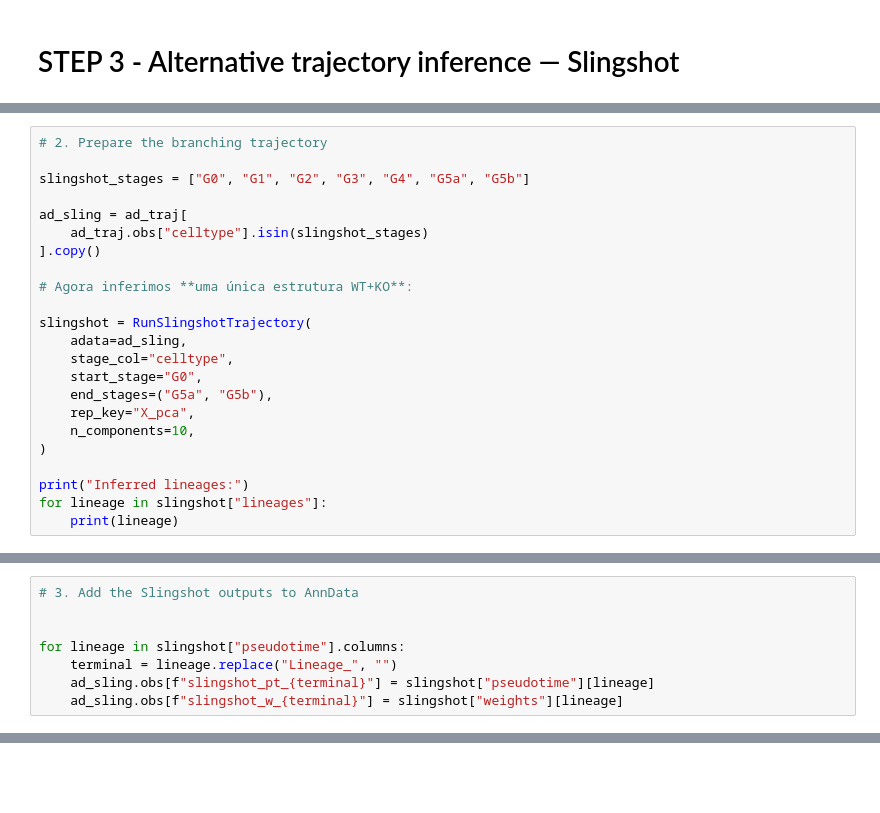
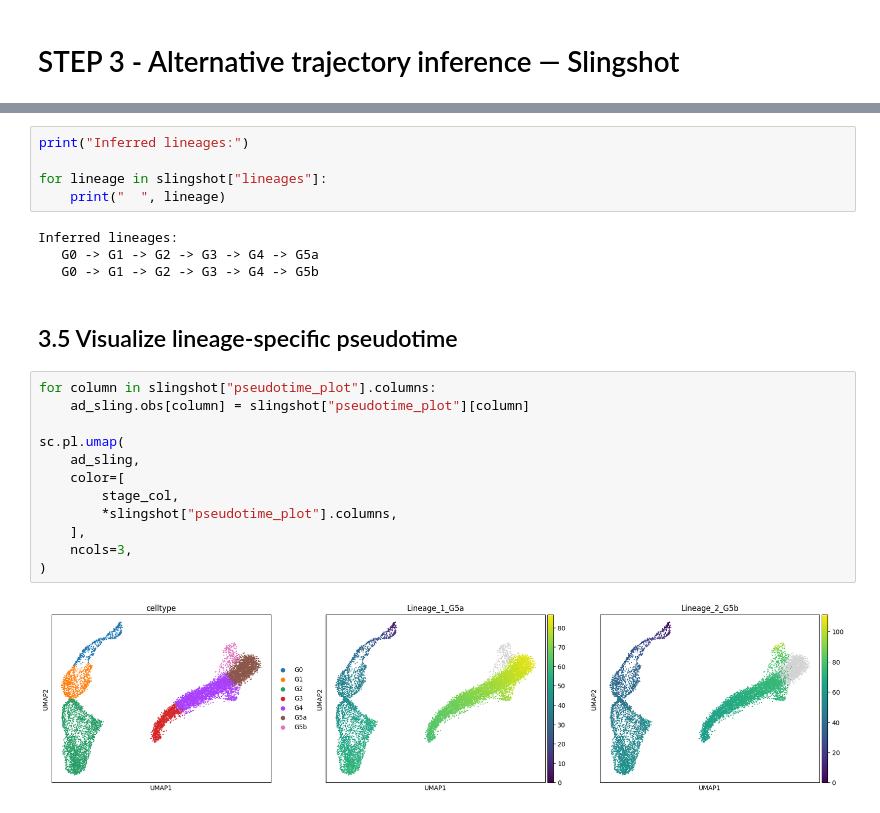
Before and after one commit to TAndrighetti/SingleCell_Analysis_Tools, a Jupyter notebook: tutoriais/Trajectory_application.ipynb, the cells around one changed output, grey strips where cells are left out. Cells and saved outputs as stored; diff of their text form; blank space fills up the shorter version.

```diff
--- a/tutoriais/Trajectory_application.ipynb
+++ b/tutoriais/Trajectory_application.ipynb
@@ -1584,23 +1697,0 @@ def RunSlingshotTrajectory(
-# %%
-# 2. Prepare the branching trajectory
-
-slingshot_stages = ["G0", "G1", "G2", "G3", "G4", "G5a", "G5b"]
-
-ad_sling = ad_traj[
-    ad_traj.obs["celltype"].isin(slingshot_stages)
-].copy()
-
-# Agora inferimos **uma única estrutura WT+KO**:
-
-slingshot = RunSlingshotTrajectory(
-    adata=ad_sling,
-    stage_col="celltype",
-    start_stage="G0",
-    end_stages=("G5a", "G5b"),
-    rep_key="X_pca",
-    n_components=10,
-)
-
-print("Inferred lineages:")
-for lineage in slingshot["lineages"]:
-    print(lineage)
@@ -1639,8 +1697,0 @@ Portanto, essa parte intermediária ainda é inferida a partir da geometria dos
-# %%
-# 3. Add the Slingshot outputs to AnnData
-
-
-for lineage in slingshot["pseudotime"].columns:
-    terminal = lineage.replace("Lineage_", "")
-    ad_sling.obs[f"slingshot_pt_{terminal}"] = slingshot["pseudotime"][lineage]
-    ad_sling.obs[f"slingshot_w_{terminal}"] = slingshot["weights"][lineage]
@@ -3415,0 +1721,25 @@ sample_dynamics -> True
+# %%
+print("Inferred lineages:")
+
+for lineage in slingshot["lineages"]:
+    print("  ", lineage)
+# %% [output]
+Inferred lineages:
+   G0 -> G1 -> G2 -> G3 -> G4 -> G5a
+   G0 -> G1 -> G2 -> G3 -> G4 -> G5b
+# %% [markdown]
+## 3.5 Visualize lineage-specific pseudotime
+# %%
+for column in slingshot["pseudotime_plot"].columns:
+    ad_sling.obs[column] = slingshot["pseudotime_plot"][column]
+
+sc.pl.umap(
+    ad_sling,
+    color=[
+        stage_col,
+        *slingshot["pseudotime_plot"].columns,
+    ],
+    ncols=3,
+)
+# %% [output]
+[figure, added]
```
Also changed, not shown: parts of 56 cells of this notebook, 3 other files.
